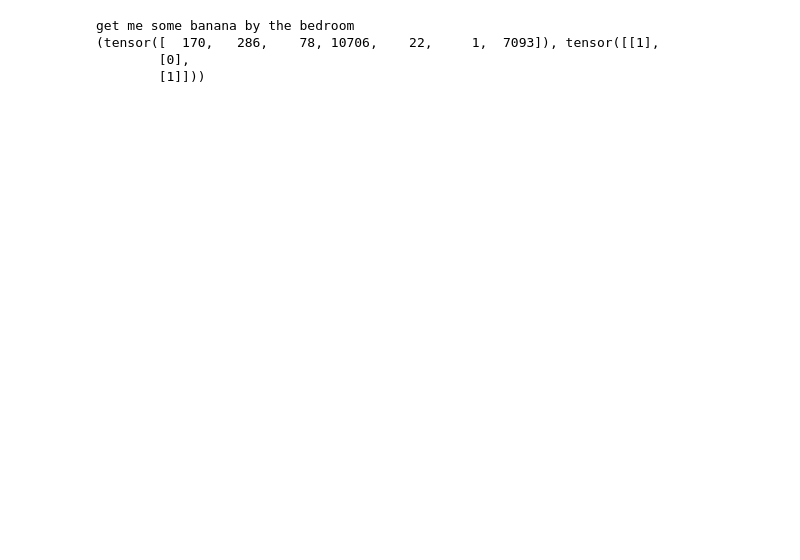
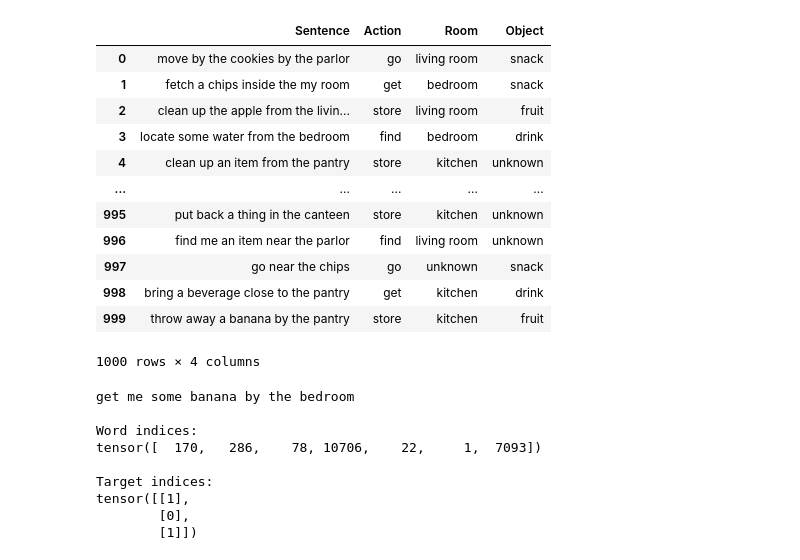
Before and after one commit to sea-bass/intro-nlp, a Jupyter notebook: examples/deep_learning/rnn_classification.ipynb, the cells around one changed output. Saved outputs shown, nothing was run; the diff lists cells and outputs as text; code cells hidden in the pictures; blank space fills up the shorter version.

Commit message:
Cleaned up the RNN classification example

```diff
--- a/examples/deep_learning/rnn_classification.ipynb
+++ b/examples/deep_learning/rnn_classification.ipynb
@@ -105,8 +146,13 @@ class GroundingDataset(Dataset):
 
         return torch.LongTensor(inp), torch.LongTensor(tgt)
 
-    def get_sentence(self,idx):
+    def get_sentence(self, idx):
         return self.data["Sentence"][idx]
+
+    def print_dataset(self):
+        display(self.data) # If not in a Jupyter notebook, use print(self.data)
+        print("")
+
 
 def create_grounding_dict(grounding_list):
     """
@@ -123,37 +169,61 @@ def create_grounding_dict(grounding_list):
         idx += 1
 
     return grounding_dict
+
 
 def create_target_dictionaries(training_file):
     """
     Create dictionaries for all the outputs (targets) of the grounding network
     """
 
     # Read the training data and get sorted list of all the groundings
     data = pd.read_table(training_file,sep=",")
     action_list = sorted(set(data.Action))
     room_list = sorted(set(data.Room))
     object_list = sorted(set(data.Object))
 
     # Convert to dictionary that is compatible with the grounding model
     action_to_ix = create_grounding_dict(action_list)
     room_to_ix = create_grounding_dict(room_list)
     object_to_ix = create_grounding_dict(object_list)
     return action_to_ix, room_to_ix, object_to_ix
 
 # Create the training and test datasets
 training_file = os.path.join("data", "rnn_training_data.txt")
 test_file = os.path.join("data", "rnn_test_data.txt")
 act2i, room2i, obj2i = create_target_dictionaries(training_file)
 training_data = GroundingDataset(training_file, w2i, act2i, room2i, obj2i)
 test_data = GroundingDataset(test_file, w2i, act2i, room2i, obj2i)
 
-# Get a random item
+# Print the training dataset, which internally stores data as a Pandas table
+training_data.print_dataset()
+
+# Get a random item from the training data and view its PyTorch-compatible representation
 idx = np.random.randint(0, training_data.__len__())
 print(training_data.get_sentence(idx))
-print(training_data.__getitem__(idx))
+item = training_data.__getitem__(idx)
+print("\nWord indices:\n{}".format(item[0]))
+print("\nTarget indices:\n{}".format(item[1]))
 # %% [output]
+|  | Sentence | Action | Room | Object |
+| 0 | move by the cookies by the parlor | go | living room | snack |
+| 1 | fetch a chips inside the my room | get | bedroom | snack |
+| 2 | clean up the apple from the livin... | store | living room | fruit |
+| 3 | locate some water from the bedroom | find | bedroom | drink |
+| 4 | clean up an item from the pantry | store | kitchen | unknown |
+| ... | ... | ... | ... | ... |
+| 995 | put back a thing in the canteen | store | kitchen | unknown |
+| 996 | find me an item near the parlor | find | living room | unknown |
+| 997 | go near the chips | go | unknown | snack |
+| 998 | bring a beverage close to the pantry | get | kitchen | drink |
+| 999 | throw away a banana by the pantry | store | kitchen | fruit |
-get me some banana by the bedroom
-(tensor([  170,   286,    78, 10706,    22,     1,  7093]), tensor([[1],
-        [0],
-        [1]]))
+1000 rows × 4 columns
+get me some banana by the bedroom
+
+Word indices:
+tensor([  170,   286,    78, 10706,    22,     1,  7093])
+
+Target indices:
+tensor([[1],
+        [0],
+        [1]])
```
Also changed, not shown: parts of 17 cells of this notebook, 1 other file.
